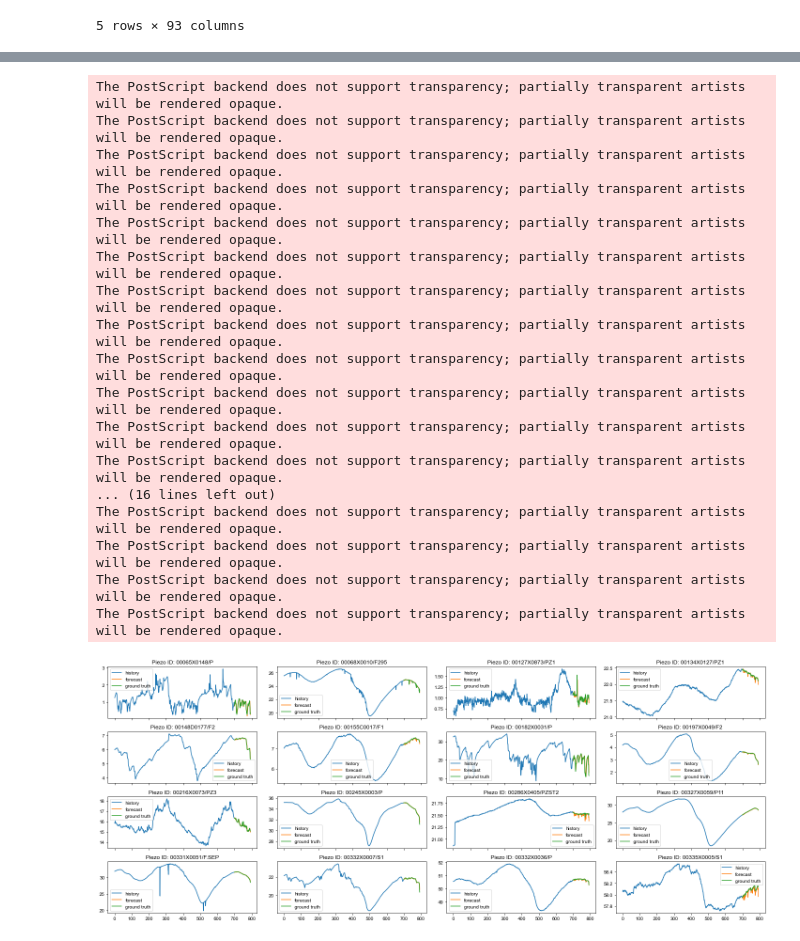
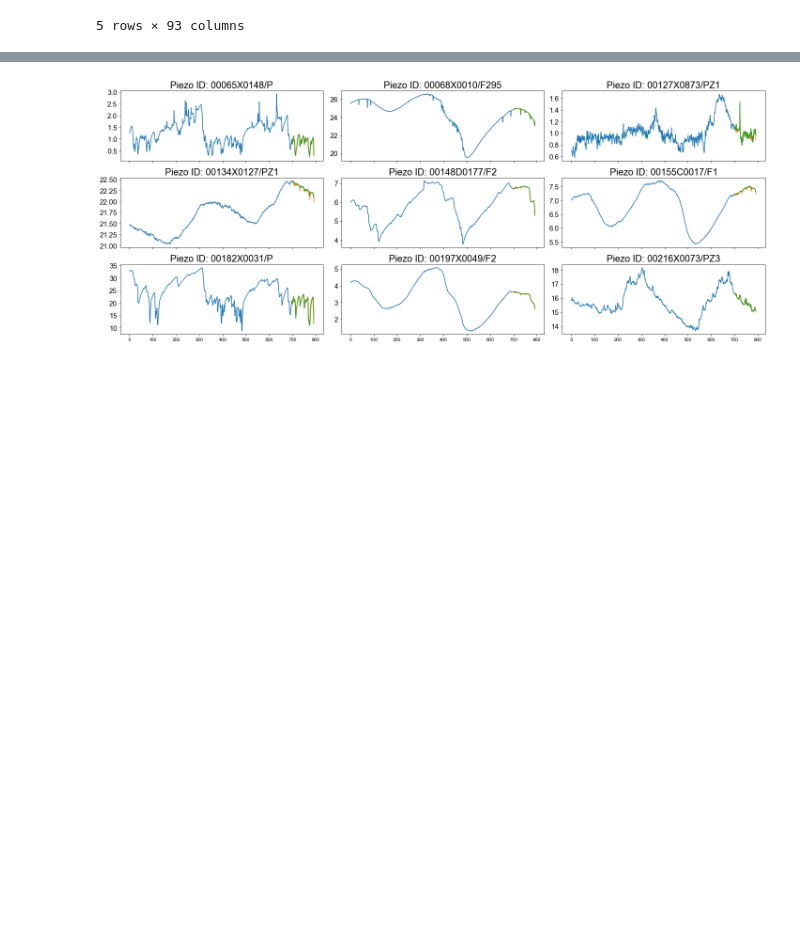
Before and after one commit to frankl1/piezoforecast, a Jupyter notebook: results/analysis.ipynb, the cells around one changed output, grey strips where cells are left out. Drawn from its saved outputs; the diff is of its cells as text; code cells hidden in the pictures; blank space fills up the shorter version.

```diff
--- a/results/analysis.ipynb
+++ b/results/analysis.ipynb
@@ -18,6 +18,9 @@ from IPython.display import display
 #sns.set_theme(style="whitegrid", palette="pastel")
 # %% [markdown]
 # Helper functions
+# %%
+TITLE_FONTSIZE = 20
+FONTSIZE = 15
 # %%
 def get_best_row(group):
     idx_min_rmsse = group.rmsse.idxmin()
@@ -450,47 +450,31 @@ history.loc['00065X0148/P']
 # %%
 h_length = 700
 horizon = 93
 id_piezo = '00065X0148/P'
 
-nrows = 4
-ncols = 4
+nrows = 3
+ncols = 3
 fig, axes = plt.subplots(ncols=ncols, nrows=nrows, sharex=True, sharey=False, figsize=(20, 8), tight_layout=True)
 
 for i, id_piezo in enumerate(neuralProphetRain.index[:(ncols*nrows)]):
     h_values = history.loc[id_piezo].p.values[-h_length-horizon:-horizon] # history
     f_values = np.insert(neuralProphetRain.loc[id_piezo].values, 0, h_values[-1]) # forecasts
     t_values = history.loc[id_piezo].p.values[-horizon-1:] # ground truths for forecasts
 
     h_index = np.arange(h_length)
     f_index = np.arange(h_length - 1, h_length + horizon)
 
     r = i // ncols
     c = i - r * ncols
 
     axes[r,c].plot(h_index, h_values, label='history')
     axes[r,c].plot(f_index, f_values, label='forecast')
     axes[r,c].plot(f_index, t_values, label='ground truth')
-    axes[r,c].set_title(f'Piezo ID: {id_piezo}')
-    axes[r,c].legend()
+    axes[r,c].set_title(f'Piezo ID: {id_piezo}', fontsize=TITLE_FONTSIZE)
+    for l in axes[r,c].get_yticklabels():
+        l.set_fontsize(FONTSIZE)
 
 plt.tight_layout()
-plt.savefig('Images/some-forecasts.eps')
+plt.savefig('Images/some-forecasts.pdf')
 # %% [output]
-The PostScript backend does not support transparency; partially transparent artists will be rendered opaque.
-The PostScript backend does not support transparency; partially transparent artists will be rendered opaque.
-The PostScript backend does not support transparency; partially transparent artists will be rendered opaque.
-The PostScript backend does not support transparency; partially transparent artists will be rendered opaque.
-The PostScript backend does not support transparency; partially transparent artists will be rendered opaque.
-The PostScript backend does not support transparency; partially transparent artists will be rendered opaque.
-The PostScript backend does not support transparency; partially transparent artists will be rendered opaque.
-The PostScript backend does not support transparency; partially transparent artists will be rendered opaque.
-The PostScript backend does not support transparency; partially transparent artists will be rendered opaque.
-The PostScript backend does not support transparency; partially transparent artists will be rendered opaque.
-The PostScript backend does not support transparency; partially transparent artists will be rendered opaque.
-The PostScript backend does not support transparency; partially transparent artists will be rendered opaque.
-... (16 lines left out)
-The PostScript backend does not support transparency; partially transparent artists will be rendered opaque.
-The PostScript backend does not support transparency; partially transparent artists will be rendered opaque.
-The PostScript backend does not support transparency; partially transparent artists will be rendered opaque.
-The PostScript backend does not support transparency; partially transparent artists will be rendered opaque.
-[figure, old version]
+[figure, new version]
```
Also changed, not shown: parts of 14 cells of this notebook, 32 other files.
